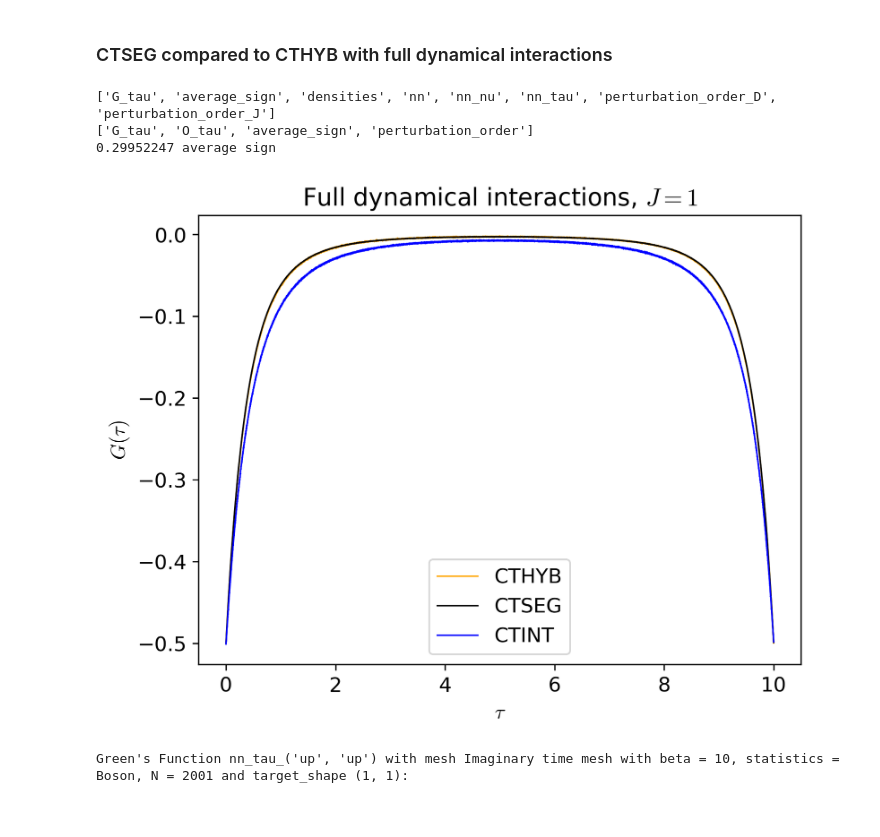
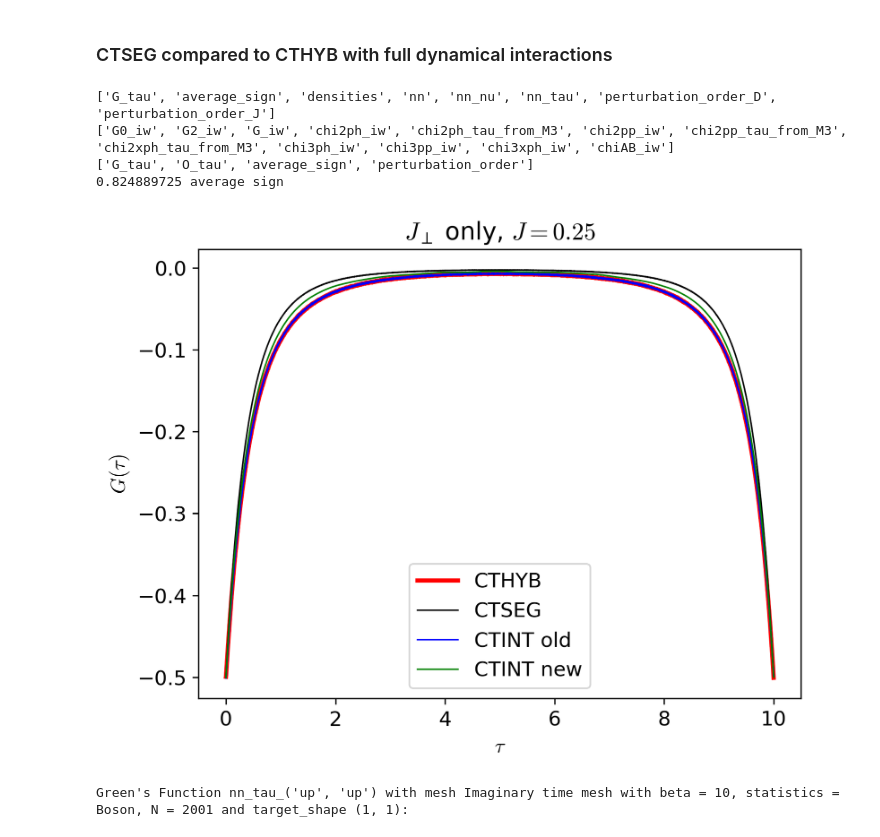
Before and after one commit to andrewkhardy/cthyb, a Jupyter notebook: benchmark/dynamic_int/CTHYB_Benchmarking.ipynb, the cells around one changed output. Drawn from its saved outputs; the diff is of its cells as text; code cells hidden in the pictures.

```diff
--- a/benchmark/dynamic_int/CTHYB_Benchmarking.ipynb
+++ b/benchmark/dynamic_int/CTHYB_Benchmarking.ipynb
@@ -143,15 +56,0 @@ plt.show()
-# %%
-with HDFArchive(f"{data_loc}/ctint.ref.h5", "r") as A:
-    G_tau_int = A["dmft_loop/i_001/S/G_tau"]
-
-with HDFArchive(f"{data_loc}/spin_spin_ctseg_J-0.0_U-1.0_1.0_1.0_1.0.h5", "r") as A:
-    G_tau_seg = A["G_tau"]
-with HDFArchive(f"{data_loc}/spin_spin_cthyb_J-0.0_U-1.0_1.0_1.0_1.0.h5", "r") as A:
-    G_tau_hyb = A["G_tau"]
-
-oplot(G_tau_hyb["up"].real, color="orange", linewidth = 0.9, label="CTHYB")
-oplot(G_tau_seg["up"].real, color="black", linewidth = 0.9, label="CTSEG")
-plt.title(r"U interactions")
-plt.ylabel(r"$G(\tau)$")
-plt.legend()
-plt.show()
@@ -174,33 +59,51 @@ plt.show()
 # %%
 data_loc = "/home/andrewhardy/Documents/Data/CTHYB_Data"
 data_ref = "/home/andrewhardy/Documents/CCQ/cthyb_dyn/benchmark/dynamic_int"
 with HDFArchive(f"{data_ref}/ctint.ref.h5", "r") as A:
-    G_tau_int = A["dmft_loop/i_001/S/G_tau"]
+    G_tau_int_1 = A["dmft_loop/i_001/S/G_tau"]
 
 with HDFArchive(f"{data_loc}/spin_spin_ctseg_J-1.0-U-4.0_1.0_1.0_1.0_1.0_1.0_b-10.0.h5", "r") as A:
     print(A.keys())
     G_tau_seg = A["G_tau"]
-    d = A["perturbation_order_D"]
-    j = A["perturbation_order_J"]
+    #d = A["perturbation_order_D"]
+    #j = A["perturbation_order_J"]
     nn = A["nn_tau"]
-with HDFArchive(f"{data_loc}/spin_spin_cthyb_J-1.0-U-4.0_1.0_1.0_1.0_1.0_1.0_b-10.0.h5", "r") as A:
+    nn_iw = A["nn_nu"]
+    nn_nu  = make_gf_dlr_imtime(nn_iw)
+
+with HDFArchive(f"{data_loc}/spin_spin_ctint_old_J-0.25-U-4.0_1.0_1.0_1.0_1.0_1.0_b-10.0.h5", "r") as A:
+    print(A.keys())
+    G_iw = A["G_iw"]
+    G_tau_int_2 = make_gf_from_fourier(G_iw)
+    #G_tau_int = make_gf_dlr_imtime(G_iw)
+    #print(A["average_sign"], "average sign")
+    #x = A["perturbation_order"]
+    #Sz = A["O_tau"]
+    nn_ctint = A["chi2ph_tau_from_M3"]
+    nn_ctint_iw = A["chiAB_iw"]
+    #nn_ctint = make_gf_from_fourier(nn_ctint_iw)
+
+with HDFArchive(f"{data_loc}/spin_spin_cthyb_J-0.25-U-4.0_1.0_1.0_1.0_1.0_1.0_b-10.0_nw-10000000_mins-50.h5", "r") as A:
     print(A.keys())
     G_tau_hyb = A["G_tau"]
     print(A["average_sign"], "average sign")
+    x = A["perturbation_order"]
     Sz = A["O_tau"]
 
-oplot(G_tau_hyb["up"].real, color="orange", linewidth = 0.9, label="CTHYB")
+oplot(G_tau_hyb["up"].real, color="red", linewidth = 2.5, label="CTHYB")
 oplot(G_tau_seg["up"].real, color="black", linewidth = 0.9, label="CTSEG")
-oplot(G_tau_int["up"].real, color="blue", linewidth = 0.9, label="CTINT")
-plt.title(r"Full dynamical interactions, $J = 1$")
+oplot(G_tau_int_1["up"].real, color="blue", linewidth = 0.9, label="CTINT old")
+oplot(G_tau_int_2["up"].real, color="green", linewidth = 0.9, label="CTINT new")
+plt.title(r"$J_\perp$ only, $J = 0.25$")
 plt.ylabel(r"$G(\tau)$")
 plt.legend()
 plt.show()
 # %% [output]
 ['G_tau', 'average_sign', 'densities', 'nn', 'nn_nu', 'nn_tau', 'perturbation_order_D', 'perturbation_order_J']
+['G0_iw', 'G2_iw', 'G_iw', 'chi2ph_iw', 'chi2ph_tau_from_M3', 'chi2pp_iw', 'chi2pp_tau_from_M3', 'chi2xph_tau_from_M3', 'chi3ph_iw', 'chi3pp_iw', 'chi3xph_iw', 'chiAB_iw']
 ['G_tau', 'O_tau', 'average_sign', 'perturbation_order']
-0.29952247 average sign
+0.824889725 average sign
-[figure, old version]
+[figure, new version]
 # %%
 nn["up", "up"   ]
 # %% [output]
```
Also changed, not shown: parts of 8 cells of this notebook, 2 other files.
